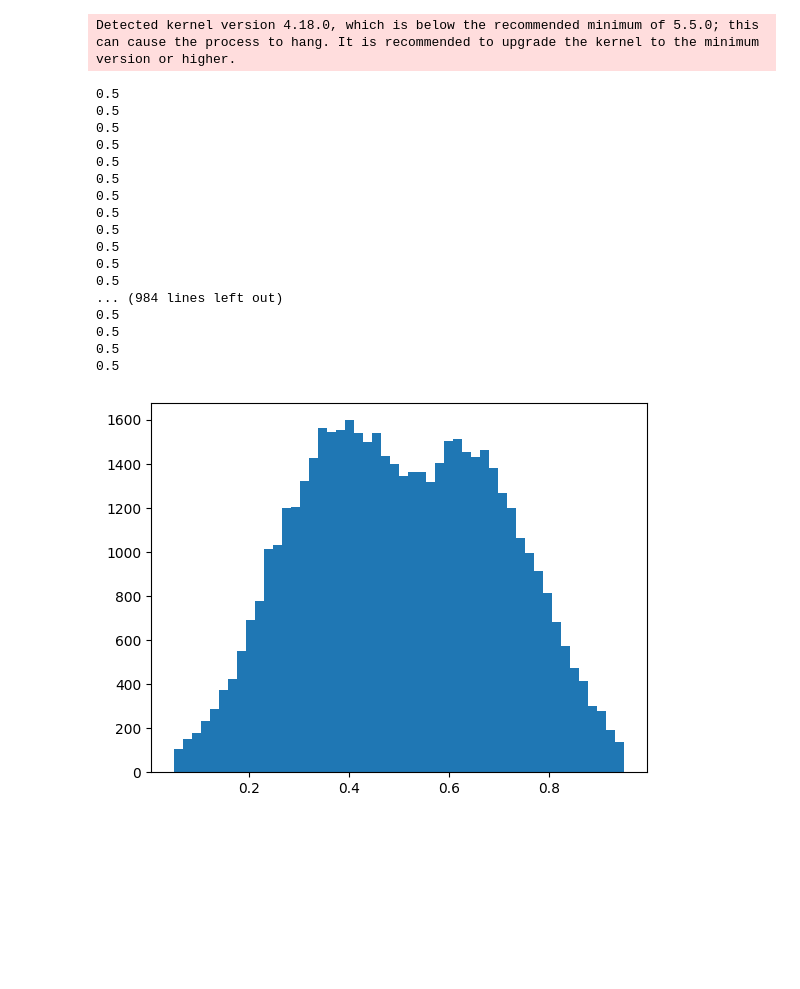
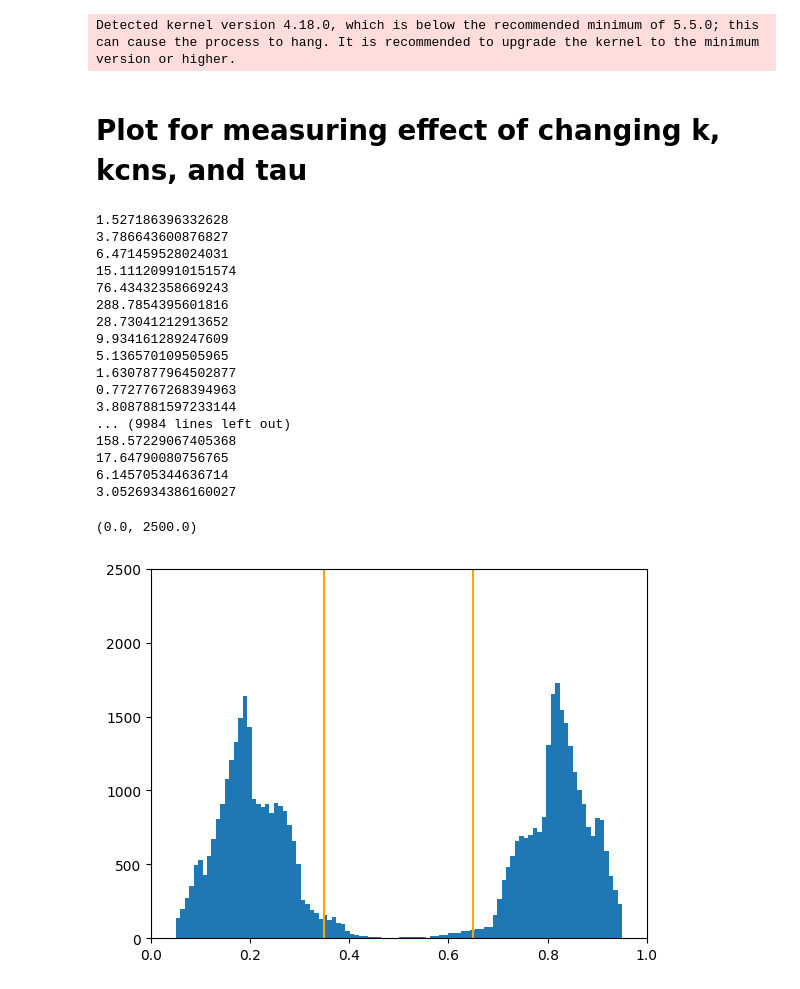
Before and after one commit to oatmeallover/parallel_tempering, a Jupyter notebook: parallel_toy.ipynb, the cells around one changed output. Cells and saved outputs as stored; diff of their text form; code cells hidden in the pictures; blank space fills up the shorter version.

```diff
--- a/parallel_toy.ipynb
+++ b/parallel_toy.ipynb
@@ -99,4 +99,6 @@ if mode == "sampling":
     model.load_state_dict(state_dict)
 # %% [output]
 Detected kernel version 4.18.0, which is below the recommended minimum of 5.5.0; this can cause the process to hang. It is recommended to upgrade the kernel to the minimum version or higher.
+# %% [markdown]
+# Plot for measuring effect of changing k, kcns, and tau
 # %%
@@ -191,33 +231,40 @@ Detected kernel version 4.18.0, which is below the recommended minimum of 5.5.0;
 
 # plt.tight_layout()
 # plt.show()
-# %%
-sampled_seq = diffusion.sample(
-    k=1.0,
-    k_cns=1.0,
-    batch_size=num_points
-)
-
-mask = ((sampled_seq >= 0.05) & (sampled_seq <= 0.95)).all(dim=1)
-sampled_seq = sampled_seq[mask]
-sampled_np = sampled_seq.detach().cpu().numpy()
-_ = plt.hist(sampled_np[:, 0], bins=50)
-# %% [output]
-0.5
-0.5
-0.5
-0.5
-0.5
-0.5
-0.5
-0.5
-0.5
-0.5
-0.5
-0.5
-... (984 lines left out)
-0.5
-0.5
-0.5
-0.5
-[figure, removed]
+# %%
+sampled_seq = diffusion.sample(
+    k = 1.0,
+    k_cns = 1.0,
+    tau = 0.25,
+    n_chunks = 10,
+    batch_size=num_points
+)
+
+mask = ((sampled_seq >= 0.05) & (sampled_seq <= 0.95)).all(dim=1)
+sampled_seq = sampled_seq[mask]
+sampled_np = sampled_seq.detach().cpu().numpy()
+_ = plt.hist(sampled_np[:, 0], bins=100)
+plt.axvline(means[0], color = "orange")
+plt.axvline(means[1], color = "orange")
+plt.xlim(0,1)
+plt.ylim(0,2500)
+# %% [output]
+1.527186396332628
+3.786643600876827
+6.471459528024031
+15.111209910151574
+76.43432358669243
+288.7854395601816
+28.73041212913652
+9.934161289247609
+5.136570109505965
+1.6307877964502877
+0.7727767268394963
+3.8087881597233144
+... (9984 lines left out)
+158.57229067405368
+17.64790080756765
+6.145705344636714
+3.0526934386160027
+(0.0, 2500.0)
+[figure, added]
```
Also changed, not shown: parts of 2 cells of this notebook, 1 other file.
